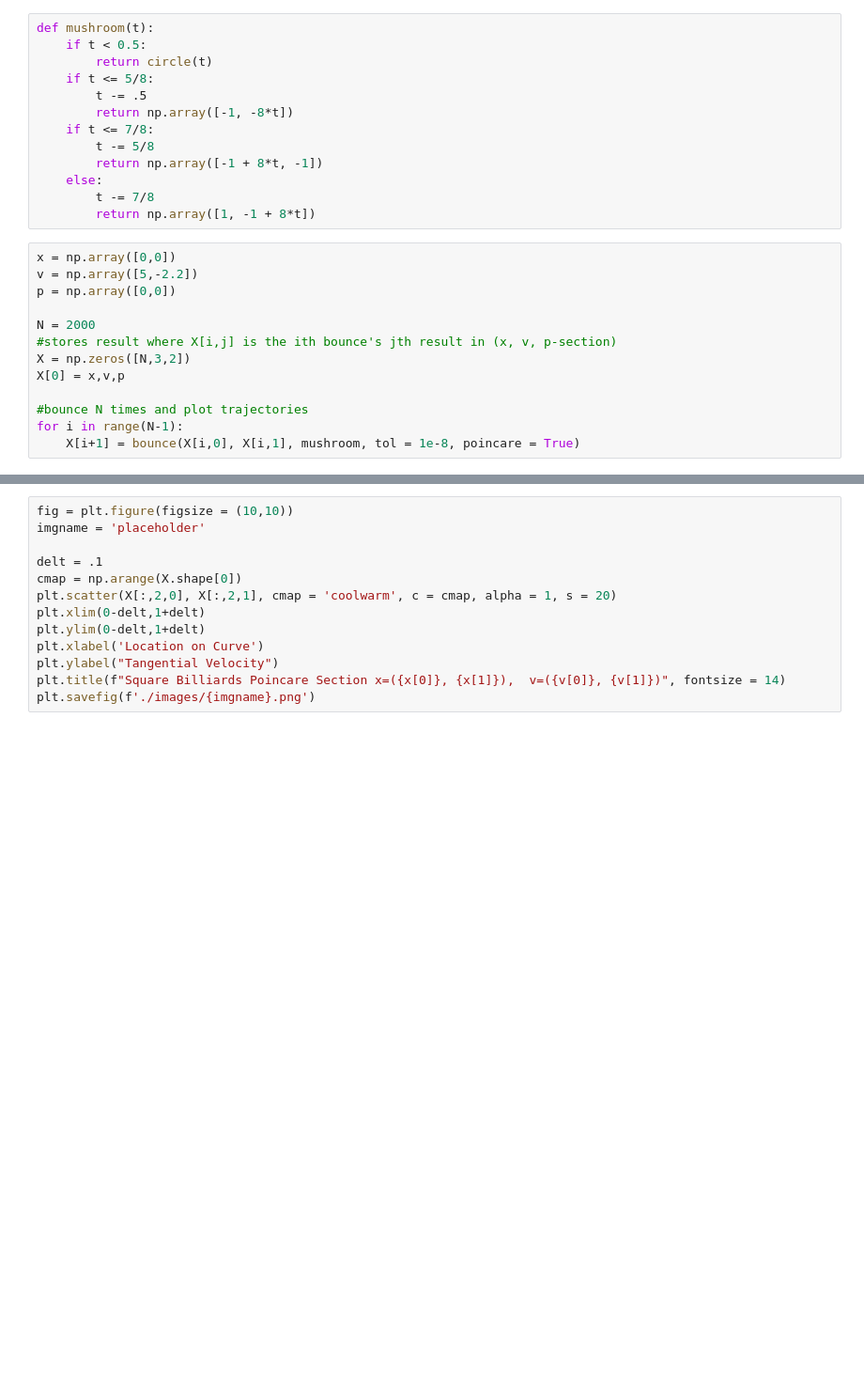
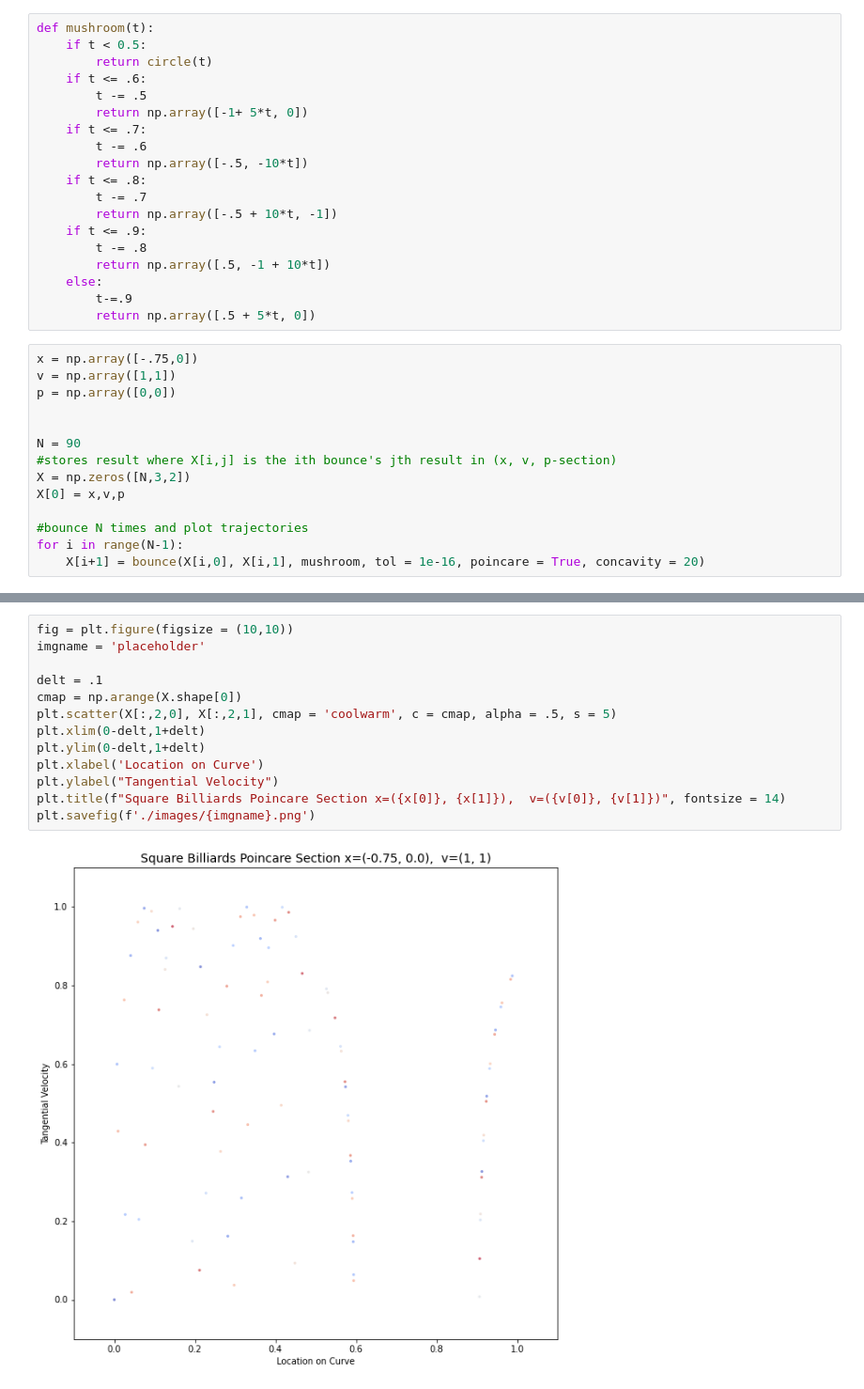
Before and after one commit to willeyna/Billiards, a Jupyter notebook: Mushroom.ipynb, the cells around one changed output, grey strips where cells are left out. Shown at 94% size. Saved outputs shown, nothing was run; the diff lists cells and outputs as text; blank space fills up the shorter version.

```diff
--- a/Mushroom.ipynb
+++ b/Mushroom.ipynb
@@ -4,28 +4,35 @@ from billiards import *
 def mushroom(t):
     if t < 0.5:
         return circle(t)
-    if t <= 5/8:
+    if t <= .6:
         t -= .5
-        return np.array([-1, -8*t])
-    if t <= 7/8:
-        t -= 5/8
-        return np.array([-1 + 8*t, -1])
+        return np.array([-1+ 5*t, 0])
+    if t <= .7:
+        t -= .6
+        return np.array([-.5, -10*t])
+    if t <= .8:
+        t -= .7
+        return np.array([-.5 + 10*t, -1])
+    if t <= .9:
+        t -= .8
+        return np.array([.5, -1 + 10*t])
     else:
-        t -= 7/8
-        return np.array([1, -1 + 8*t])
+        t-=.9
+        return np.array([.5 + 5*t, 0])
 # %%
-x = np.array([0,0])
-v = np.array([5,-2.2])
+x = np.array([-.75,0])
+v = np.array([1,1])
 p = np.array([0,0])
 
-N = 2000
+
+N = 90
 #stores result where X[i,j] is the ith bounce's jth result in (x, v, p-section)
 X = np.zeros([N,3,2])
 X[0] = x,v,p
 
 #bounce N times and plot trajectories
 for i in range(N-1):
-    X[i+1] = bounce(X[i,0], X[i,1], mushroom, tol = 1e-8, poincare = True)
+    X[i+1] = bounce(X[i,0], X[i,1], mushroom, tol = 1e-16, poincare = True, concavity = 20)
 # %%
 fig = plt.figure(figsize = (15,5))
 
@@ -43,13 +53,15 @@ for i in range(len(X)-1):
 # %%
 fig = plt.figure(figsize = (10,10))
 imgname = 'placeholder'
 
 delt = .1
 cmap = np.arange(X.shape[0])
-plt.scatter(X[:,2,0], X[:,2,1], cmap = 'coolwarm', c = cmap, alpha = 1, s = 20)
+plt.scatter(X[:,2,0], X[:,2,1], cmap = 'coolwarm', c = cmap, alpha = .5, s = 5)
 plt.xlim(0-delt,1+delt)
 plt.ylim(0-delt,1+delt)
 plt.xlabel('Location on Curve')
 plt.ylabel("Tangential Velocity")
 plt.title(f"Square Billiards Poincare Section x=({x[0]}, {x[1]}),  v=({v[0]}, {v[1]})", fontsize = 14)
 plt.savefig(f'./images/{imgname}.png')
+# %% [output]
+[figure, added]
```
Also changed, not shown: parts of 3 cells of this notebook, 2 other files.
